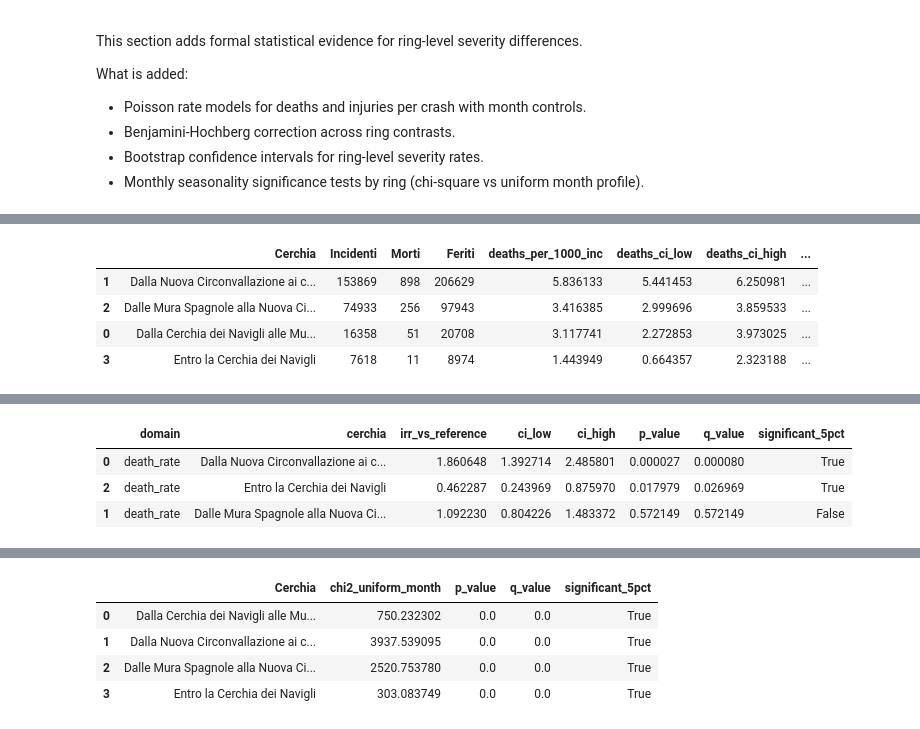
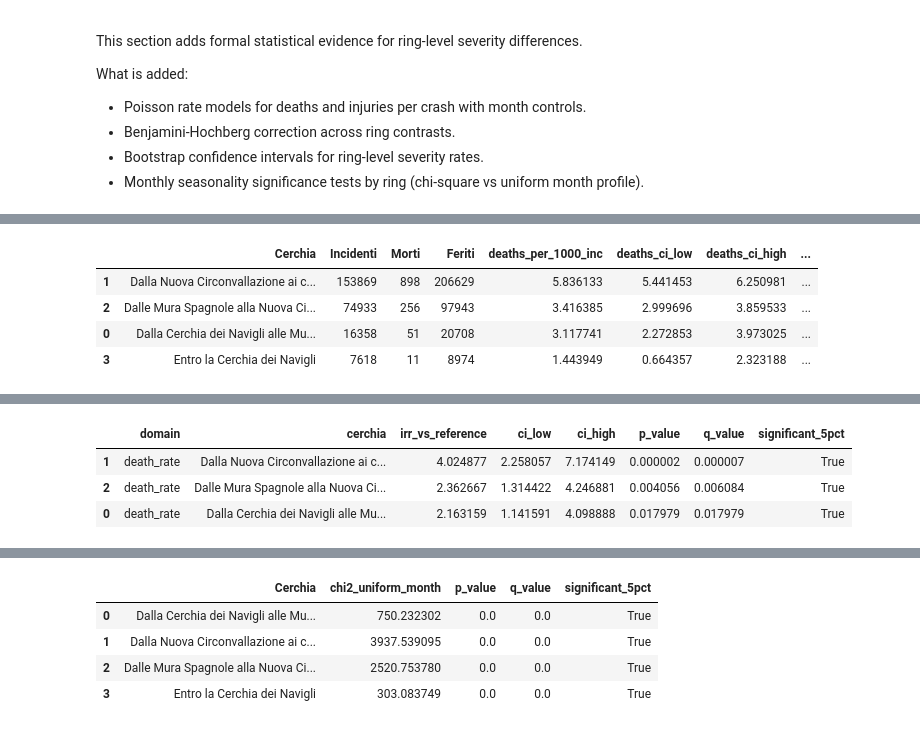
Before and after one commit to faustozamparelli/MilanCrash, a Jupyter notebook: notebooks/inference/Cerchie.ipynb, the cells around one changed output, grey strips where cells are left out. Drawn from its saved outputs; the diff is of its cells as text; code cells hidden in the pictures.

```diff
--- a/notebooks/Cerchie.ipynb
+++ b/notebooks/inference/Cerchie.ipynb
@@ -1,19 +1,31 @@
 # %%
 from pathlib import Path
+import sys
 
 import pandas as pd
 
+# Reproducibility seed used by every stochastic helper in this notebook.
+SEED = 42
+
 # Resolve the processed data directory whether the kernel starts in project root or notebooks/.
-candidate_roots = [Path.cwd(), Path.cwd().parent]
+candidate_roots = [Path.cwd(), Path.cwd().parent, Path.cwd().parent.parent]
 processed_dir = None
 for root in candidate_roots:
     candidate = root / "data" / "processed"
     if candidate.exists():
         processed_dir = candidate
+        project_root = root
         break
 
 if processed_dir is None:
     raise FileNotFoundError("Could not find data/processed from the current working directory.")
+
+# Make the shared inference utilities importable.
+scripts_dir = str(project_root / "scripts")
+if scripts_dir not in sys.path:
+    sys.path.insert(0, scripts_dir)
+
+from inference_utils import bootstrap_rate_ci, bh_qvalues  # noqa: E402
 
 monthly = pd.read_csv(processed_dir / "milan_crashes_monthly_cleaned.csv")
 rings = pd.read_csv(processed_dir / "milan_crashes_monthly_city_ring_cleaned.csv")
@@ -557,36 +734,15 @@ import numpy as np
 import statsmodels.api as sm
 import statsmodels.formula.api as smf
 from scipy.stats import chi2
-from statsmodels.stats.multitest import multipletests
+
+# Reference ring is Entro la Cerchia dei Navigli so IRRs read as
+# "how many times deadlier (or injurier) is ring X vs the core?".
+REF_RING = "Entro la Cerchia dei Navigli"
 
 ring_infer = rings.copy()
 ring_infer["month_start"] = pd.to_datetime(ring_infer["month_start"], errors="coerce")
 ring_infer["month"] = ring_infer["month_start"].dt.month
 ring_infer = ring_infer.loc[(ring_infer["Cerchia"] != "Senza indicazioni") & ring_infer["Incidenti"].gt(0)].copy()
-
-
-def bootstrap_rate_ci(numerator: pd.Series, denominator: pd.Series, scale: float = 1.0, n_boot: int = 4000, seed: int = 42) -> tuple[float, float]:
-    num = pd.to_numeric(numerator, errors="coerce").to_numpy(dtype=float)
-    den = pd.to_numeric(denominator, errors="coerce").to_numpy(dtype=float)
-    mask = np.isfinite(num) & np.isfinite(den) & (den > 0)
-    num = num[mask]
-    den = den[mask]
-    if len(num) < 3:
-        return np.nan, np.nan
-
-    rng = np.random.default_rng(seed)
-    idx = np.arange(len(num))
-    boots = []
-    for _ in range(n_boot):
-        b = rng.choice(idx, size=len(idx), replace=True)
-        den_sum = den[b].sum()
-        if den_sum <= 0:
-            continue
-        boots.append(scale * num[b].sum() / den_sum)
-
-    if not boots:
-        return np.nan, np.nan
-    return float(np.quantile(boots, 0.025)), float(np.quantile(boots, 0.975))
 
 
 severity_rows = []
@@ -595,8 +751,8 @@ for cerchia, g in ring_infer.groupby("Cerchia"):
     deaths_rate = 1000 * g["Morti"].sum() / total_inc
     inj_rate = g["Feriti"].sum() / total_inc
 
-    death_ci_low, death_ci_high = bootstrap_rate_ci(g["Morti"], g["Incidenti"], scale=1000)
-    inj_ci_low, inj_ci_high = bootstrap_rate_ci(g["Feriti"], g["Incidenti"], scale=1.0)
+    death_ci_low, death_ci_high = bootstrap_rate_ci(g["Morti"], g["Incidenti"], scale=1000, seed=SEED)
+    inj_ci_low, inj_ci_high = bootstrap_rate_ci(g["Feriti"], g["Incidenti"], scale=1.0, seed=SEED)
 
     severity_rows.append(
         {
@@ -614,19 +770,22 @@ for cerchia, g in ring_infer.groupby("Cerchia"):
     )
 
 severity_infer = pd.DataFrame(severity_rows).sort_values("deaths_per_1000_inc", ascending=False)
-print("Severity table with bootstrap CIs:")
+print("Severity table with bootstrap 95% CIs (scale: deaths per 1000 crashes, injuries per crash):")
 display(severity_infer)
 
-# Poisson rate models with monthly controls.
+# Poisson rate models with monthly controls, reference ring = REF_RING.
+death_formula = f"Morti ~ C(Cerchia, Treatment(reference={REF_RING!r})) + C(month)"
+injury_formula = f"Feriti ~ C(Cerchia, Treatment(reference={REF_RING!r})) + C(month)"
+
 death_model = smf.glm(
-    formula="Morti ~ C(Cerchia) + C(month)",
+    formula=death_formula,
     data=ring_infer,
     family=sm.families.Poisson(),
     offset=np.log(ring_infer["Incidenti"]),
 ).fit(cov_type="HC3")
 
 injury_model = smf.glm(
-    formula="Feriti ~ C(Cerchia) + C(month)",
+    formula=injury_formula,
     data=ring_infer,
     family=sm.families.Poisson(),
     offset=np.log(ring_infer["Incidenti"]),
@@ -639,7 +798,7 @@ def cerchia_irr_table(model, domain: str) -> pd.DataFrame:
     pvals = model.pvalues
     rows = []
     for term in params.index:
-        if not term.startswith("C(Cerchia)"):
+        if "C(Cerchia" not in term:
             continue
         cerchia = term.split("T.", 1)[1].rstrip("]")
         rows.append(
@@ -654,7 +813,7 @@ def cerchia_irr_table(model, domain: str) -> pd.DataFrame:
         )
 
     out = pd.DataFrame(rows)
-    out["q_value"] = multipletests(out["p_value"], method="fdr_bh")[1]
+    out["q_value"] = bh_qvalues(out["p_value"])
     out["significant_5pct"] = out["q_value"] < 0.05
     return out.sort_values("q_value")
 
@@ -662,25 +821,41 @@ def cerchia_irr_table(model, domain: str) -> pd.DataFrame:
 death_irr = cerchia_irr_table(death_model, "death_rate")
 injury_irr = cerchia_irr_table(injury_model, "injury_rate")
 
-print("Reference ring in model coding:", sorted(ring_infer["Cerchia"].unique())[0])
-print("\nDeath-rate IRR by ring (month-adjusted):")
+print(f"Reference ring (model coding): {REF_RING}")
+print("\nDeath-rate IRR by ring (month-adjusted, HC3 SEs, BH q-values):")
+print("Columns: irr_vs_reference = exp(coef), ci_low/high = exp(95% CI), q_value = BH-adjusted p.")
 display(death_irr)
-print("\nInjury-rate IRR by ring (month-adjusted):")
+print("\nInjury-rate IRR by ring (month-adjusted, HC3 SEs, BH q-values):")
 display(injury_irr)
+
+# Joint Wald test on the ring term — is any ring different from the reference at all?
+wald_death = death_model.wald_test_terms(scalar=True)
+wald_injury = injury_model.wald_test_terms(scalar=True)
+print("\nJoint Wald test on Cerchia term (scalar = True reports chi2 and df):")
+print("Morti:")
+print(wald_death)
+print("Feriti:")
+print(wald_injury)
 
 # Month-seasonality significance by ring.
 seasonality_rows = []
 for cerchia, g in ring_infer.groupby("Cerchia"):
-    month_counts = g.groupby("month", as_index=False)["Incidenti"].sum().set_index("month").reindex(range(1, 13), fill_value=0)["Incidenti"].to_numpy(dtype=float)
+    month_counts = (
+        g.groupby("month", as_index=False)["Incidenti"]
+        .sum()
+        .set_index("month")
+        .reindex(range(1, 13), fill_value=0)["Incidenti"]
+        .to_numpy(dtype=float)
+    )
     expected = np.repeat(month_counts.sum() / 12, 12)
     chi_stat = float(np.sum((month_counts - expected) ** 2 / expected)) if month_counts.sum() > 0 else np.nan
     p_val = float(1 - chi2.cdf(chi_stat, df=11)) if np.isfinite(chi_stat) else np.nan
     seasonality_rows.append({"Cerchia": cerchia, "chi2_uniform_month": chi_stat, "p_value": p_val})
 
 seasonality_df = pd.DataFrame(seasonality_rows)
-seasonality_df["q_value"] = multipletests(seasonality_df["p_value"], method="fdr_bh")[1]
+seasonality_df["q_value"] = bh_qvalues(seasonality_df["p_value"])
 seasonality_df["significant_5pct"] = seasonality_df["q_value"] < 0.05
 
-print("\nSeasonality test by ring (incidents by month vs uniform profile):")
+print("\nSeasonality test by ring (incidents by month vs uniform profile, df = 11):")
 display(seasonality_df.sort_values("q_value"))
 # %% [output]
@@ -696,4 +872,4 @@ Death-rate IRR by ring (month-adjusted):
 |  | domain | cerchia | irr_vs_reference | ci_low | ci_high | p_value | q_value | significant_5pct |
-| 0 | death_rate | Dalla Nuova Circonvallazione ai c... | 1.860648 | 1.392714 | 2.485801 | 0.000027 | 0.000080 | True |
-| 2 | death_rate | Entro la Cerchia dei Navigli | 0.462287 | 0.243969 | 0.875970 | 0.017979 | 0.026969 | True |
-| 1 | death_rate | Dalle Mura Spagnole alla Nuova Ci... | 1.092230 | 0.804226 | 1.483372 | 0.572149 | 0.572149 | False |
+| 1 | death_rate | Dalla Nuova Circonvallazione ai c... | 4.024877 | 2.258057 | 7.174149 | 0.000002 | 0.000007 | True |
+| 2 | death_rate | Dalle Mura Spagnole alla Nuova Ci... | 2.362667 | 1.314422 | 4.246881 | 0.004056 | 0.006084 | True |
+| 0 | death_rate | Dalla Cerchia dei Navigli alle Mu... | 2.163159 | 1.141591 | 4.098888 | 0.017979 | 0.017979 | True |
```
Also changed, not shown: parts of 10 cells of this notebook, 10 other files.
